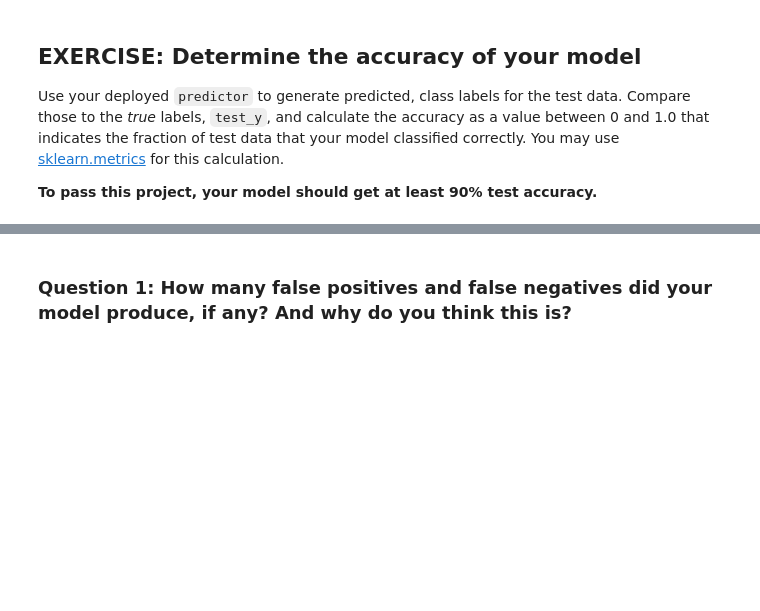
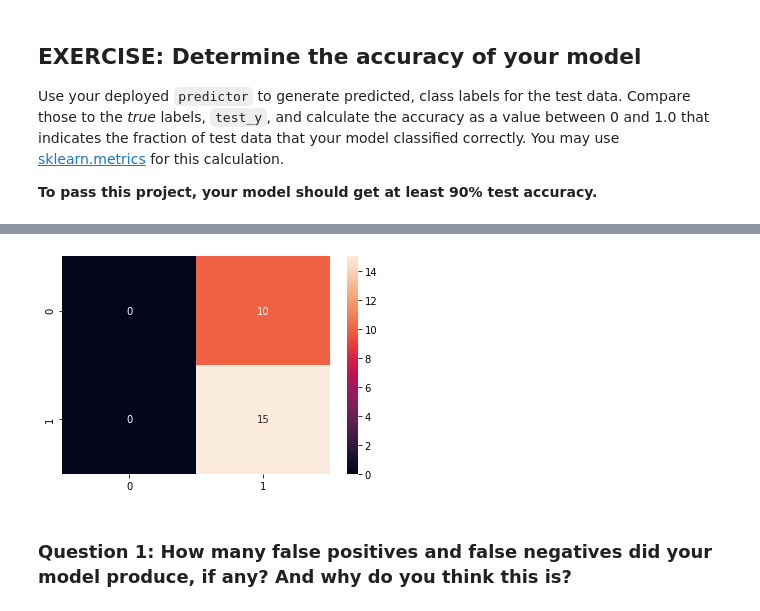
Before and after one commit to marcusholmgren/plagiarism_detection, a Jupyter notebook: 3_Training_a_Model.ipynb, the cells around one changed output, grey strips where cells are left out. Saved outputs shown, nothing was run; the diff lists cells and outputs as text; code cells hidden in the pictures; blank space fills up the shorter version.

```diff
--- a/3_Training_a_Model.ipynb
+++ b/3_Training_a_Model.ipynb
@@ -195,3 +192,26 @@ from sagemaker.pytorch import PyTorch
+# %%
+from sagemaker.pytorch import PyTorch
+
+output_path = f's3://{bucket}/{prefix}'
+
+estimator = PyTorch(entry_point='train.py',
+                    source_dir='source_pytorch',
+                    role=role,
+                    py_version='py3',
+                    framework_version='1.1.0',
+                    output_path=output_path,
+                    instance_count=1,
+                    instance_type='ml.c5.2xlarge',
+                    hyperparameters={
+                        'batch-size': 10,
+                        'epochs': 30,
+                        'seed': 21,
+                        'input-features': 4,
+                        'hidden-dim': 16,
+                        'output-dim': 1,
+                        'lr': 1e-2,
+                        'momentum': 0.5
+                    })
 # %% [markdown]
 ## EXERCISE: Train the estimator
 
@@ -200,3 +220,4 @@ Train your estimator on the training data stored in S3. This should create a tra
 %%time
 
 # Train your estimator on S3 training data
+estimator.fit({'training': input_data})
@@ -213,9 +252,15 @@ Note: If you run into an instance error, it may be because you chose the wrong t
 # %%
 %%time
 
-# uncomment, if needed
-# from sagemaker.pytorch import PyTorchModel
+from sagemaker.pytorch import PyTorchModel
 
 
-# deploy your model to create a predictor
-predictor = None
+# deploy your custom model to create a predictor
+model = PyTorchModel(model_data=estimator.model_data,
+                     role=role,
+                     framework_version='1.1.0',
+                     py_version='py3',
+                     entry_point='predict.py',
+                     source_dir='source_pytorch')
+
+predictor = model.deploy(initial_instance_count=1, instance_type="ml.m4.xlarge")
@@ -246,7 +306,8 @@ Use your deployed `predictor` to generate predicted, class labels for the test d
 **To pass this project, your model should get at least 90% test accuracy.**
 # %%
 # First: generate predicted, class labels
-test_y_preds = None
+print(predictor.endpoint_name)
+test_y_preds = predictor.predict(test_x)
 
 
 """
@@ -270,3 +353,9 @@ print(test_y.values)
+# %%
+import seaborn as sns
+
+_ = sns.heatmap(confusion_matrix(test_y, test_y_preds), annot=True)
+# %% [output]
+[figure, added]
 # %% [markdown]
 ### Question 1: How many false positives and false negatives did your model produce, if any? And why do you think this is?
 # %% [markdown]
```
Also changed, not shown: parts of 8 cells of this notebook, 3 other files.
